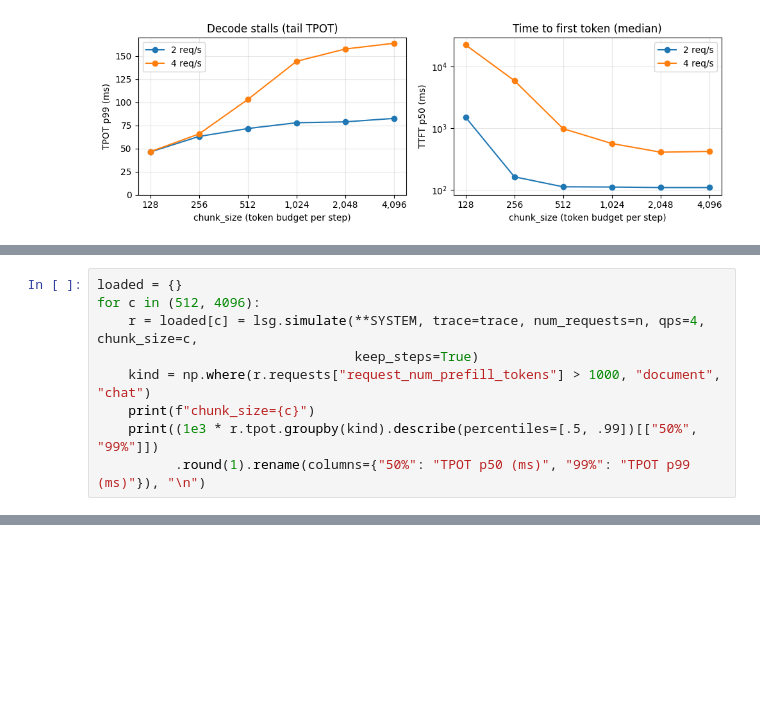
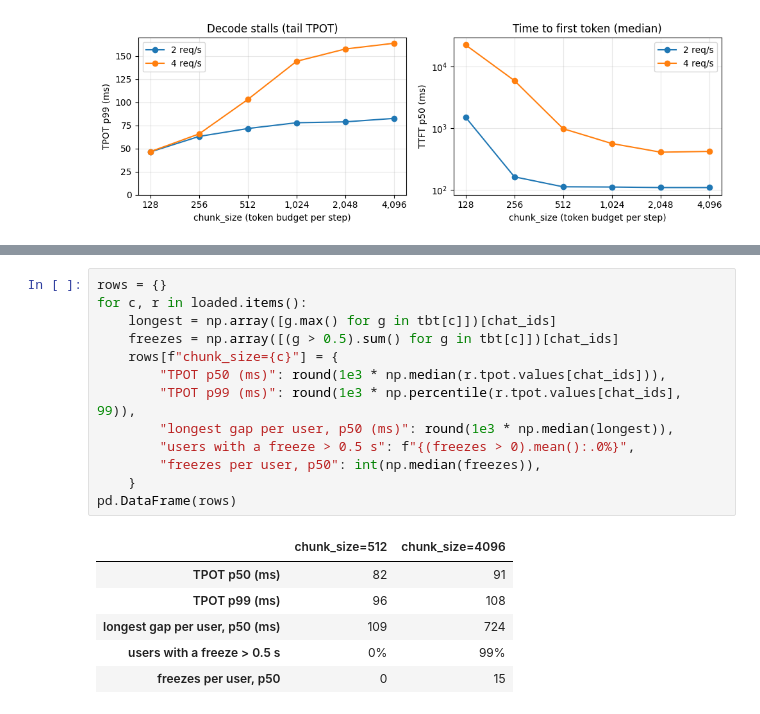
Before and after one commit to kwmaeng91/studying-llm-systems-without-gpus, a Jupyter notebook: docs/lectures/03-chunked-prefill.ipynb, the cells around one changed output, grey strips where cells are left out. Drawn from its saved outputs; the diff is of its cells as text; blank space fills up the shorter version.

```diff
--- a/docs/lectures/03-chunked-prefill.ipynb
+++ b/docs/lectures/03-chunked-prefill.ipynb
@@ -516,9 +533,0 @@ Finally, let's split TPOT by request type, with a medium and the largest budget.
-# %%
-loaded = {}
-for c in (512, 4096):
-    r = loaded[c] = lsg.simulate(**SYSTEM, trace=trace, num_requests=n, qps=4, chunk_size=c,
-                                 keep_steps=True)
-    kind = np.where(r.requests["request_num_prefill_tokens"] > 1000, "document", "chat")
-    print(f"chunk_size={c}")
-    print((1e3 * r.tpot.groupby(kind).describe(percentiles=[.5, .99])[["50%", "99%"]])
-          .round(1).rename(columns={"50%": "TPOT p50 (ms)", "99%": "TPOT p99 (ms)"}), "\n")
@@ -569 +599,21 @@ pd.DataFrame({f"chunk_size={c}": {
+# %%
+rows = {}
+for c, r in loaded.items():
+    longest = np.array([g.max() for g in tbt[c]])[chat_ids]
+    freezes = np.array([(g > 0.5).sum() for g in tbt[c]])[chat_ids]
+    rows[f"chunk_size={c}"] = {
+        "TPOT p50 (ms)": round(1e3 * np.median(r.tpot.values[chat_ids])),
+        "TPOT p99 (ms)": round(1e3 * np.percentile(r.tpot.values[chat_ids], 99)),
+        "longest gap per user, p50 (ms)": round(1e3 * np.median(longest)),
+        "users with a freeze > 0.5 s": f"{(freezes > 0).mean():.0%}",
+        "freezes per user, p50": int(np.median(freezes)),
+    }
+pd.DataFrame(rows)
+# %% [output]
+|  | chunk_size=512 | chunk_size=4096 |
+| TPOT p50 (ms) | 82 | 91 |
+| TPOT p99 (ms) | 96 | 108 |
+| longest gap per user, p50 (ms) | 109 | 724 |
+| users with a freeze > 0.5 s | 0% | 99% |
+| freezes per user, p50 | 0 | 15 |
 # %% [markdown]
```
Also changed, not shown: parts of 13 cells of this notebook, 1 other file.
